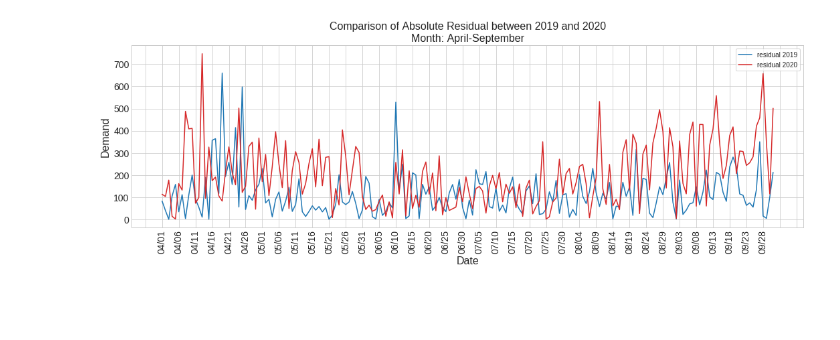
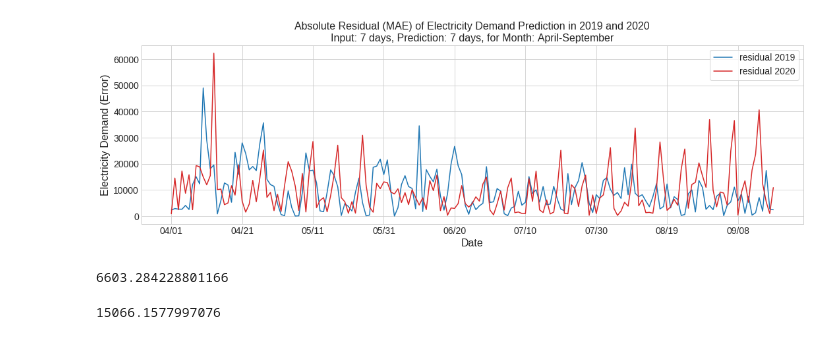
Before and after one commit to gaz22/datathon-melbourne-2020, a Jupyter notebook: LSTM_Daily.ipynb, the cells around one changed output. Cells and saved outputs as stored; diff of their text form; code cells hidden in the pictures; blank space fills up the shorter version.

```diff
--- a/LSTM_Daily.ipynb
+++ b/LSTM_Daily.ipynb
@@ -41,7 +38,7 @@ train_split = 1325
 val_test_split = 150
 
 window_len = 7 # How much data from the past should we need for a forecast? (days)
-forecast_len = 1  # How far ahead do we want to generate forecasts? (days)
+forecast_len = 7 # How far ahead do we want to generate forecasts? (days)
 
 # Splitting dataset into train/val/test
 training_data = dataset.iloc[:train_split]
@@ -82,7 +95,7 @@ test_windowed = create_dataset(test_data, window_len, forecast_len, batch_size=1
 # %%
 latent_dim = 100
-n_total_features = 10
-n_deterministic_features = 8
+n_total_features = 10 # 10
+n_deterministic_features = 8 # 8
 
 # First branch of the net is an lstm which finds an embedding for the past
 past_inputs = tf.keras.Input(
@@ -108,8 +121,10 @@ model = tf.keras.models.Model(
 optimizer = tf.keras.optimizers.Adam()
 loss = tf.keras.losses.Huber()
 model.compile(loss=loss, optimizer=optimizer, metrics=["mae"])
+
+callback = tf.keras.callbacks.EarlyStopping(monitor='val_mae', patience=50)
 # %%
 history = model.fit(training_windowed, epochs=200,
-                    validation_data=validation_windowed)
+                    validation_data=validation_windowed, callbacks=[callback])
 # %% [output]
 Epoch 1/200
@@ -137,7 +152,7 @@ model.evaluate(test_windowed)
 # %%
 preds=model.predict(test_windowed)*maxs['demand']
 # %%
-preds = np.reshape(preds, -1)
+preds = np.reshape(preds, -1)[:-10]
 # %%
 golds = test_data['demand']*maxs['demand']
 golds = golds.tolist()[window_len:][:len(preds)]
@@ -196,23 +214,31 @@ assert new_day2019 == new_day2020
 # %%
 %matplotlib inline
 import matplotlib.pyplot as plt
 plt.style.use('seaborn-whitegrid')
 
-title = 'Comparison of Absolute Residual between 2019 and 2020\nMonth: April-September'
+title = f'Absolute Residual (MAE) of Electricity Demand Prediction in 2019 and 2020\nInput: {window_len} days, Prediction: {forecast_len} days, for Month: April-September'
 fig = plt.figure(figsize=(18,5))
 ax = plt.axes()
 
 plt.plot(new_day2019, new_res2019, color='tab:blue', label='residual 2019')      # Grayscale between 0 and 1
 plt.plot(new_day2019, new_res2020, color='tab:red', label='residual 2020')      # Grayscale between 0 and 1
 plt.title(title, fontsize=16)
 plt.xlabel('Date',fontsize=16)
-plt.ylabel('Demand', fontsize=16)
-plt.xticks(rotation=90)
-ax.xaxis.set_major_locator(plt.MaxNLocator(50))
+plt.ylabel('Electricity Demand (Error)', fontsize=16)
+#plt.xticks(rotation=90)
+ax.xaxis.set_major_locator(plt.MaxNLocator(12))
 #ax.set_ylim(ymin=0)
 #ax.set_ylim(ymax=0.4)
-plt.legend(frameon=True)
+plt.legend(frameon=True, fontsize=14)
 plt.tick_params(labelsize=14)
-#fig.savefig("residual_daily_forecast_demand(7to7)V2.pdf", bbox_inches='tight')
+fig.savefig("residual_daily_forecast_demand(7to7)-final.pdf", bbox_inches='tight')
 # %% [output]
-[figure, old version]
+[figure, new version]
+# %%
+np.mean(new_res2019)
+# %% [output]
+6603.284228801166
+# %%
+np.mean(new_res2020)
+# %% [output]
+15066.1577997076
```
Also changed, not shown: parts of 9 cells of this notebook, 9 other files.
